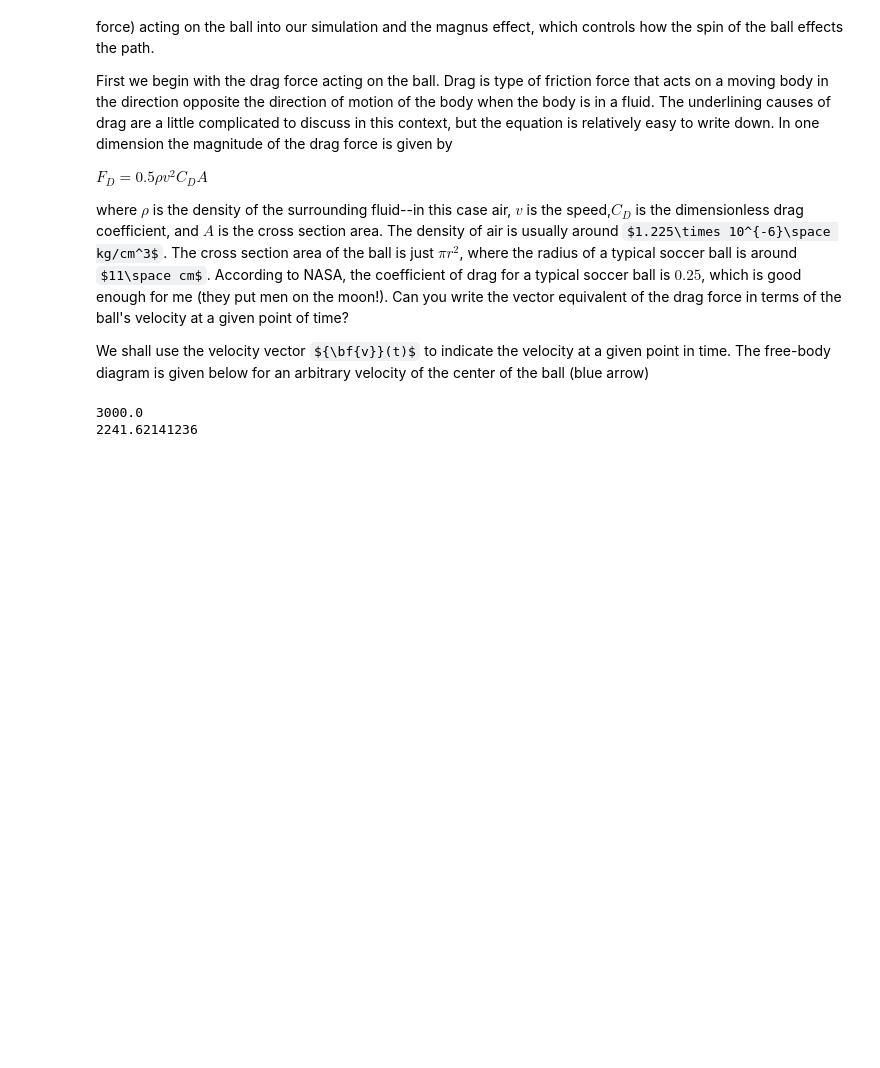
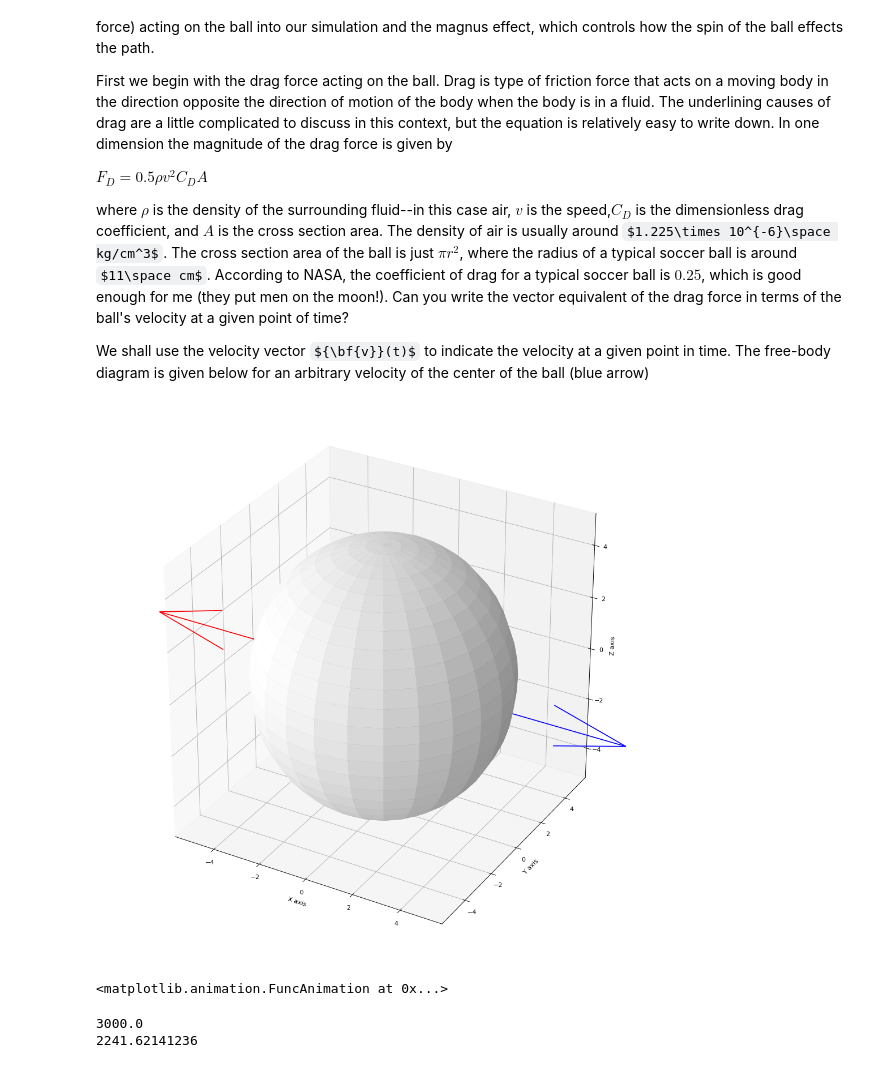
Before and after one commit to kaw112/jupyterNotebooks, a Jupyter notebook: fullSoccer.ipynb, the cells around one changed output. Saved outputs shown, nothing was run; the diff lists cells and outputs as text; code cells hidden in the pictures; some formulas as TeX source; blank space fills up the shorter version.

```diff
--- a/fullSoccer.ipynb
+++ b/fullSoccer.ipynb
@@ -8,6 +8,75 @@ $F_D = 0.5\rho v^2C_DA$
 where $\rho$ is the density of the surrounding fluid--in this case air, $v$ is the speed,$C_D$ is the dimensionless drag coefficient, and $A$ is the cross section area.  The density of air is usually around $1.225\times 10^{-6}\space kg/cm^3$.  The cross section area of the ball is just $\pi r^2$, where the radius of a typical soccer ball is around $11\space cm$. According to NASA, the coefficient of drag for a typical soccer ball is $0.25$, which is good enough for me (they put men on the moon!).  Can you write the vector equivalent of the drag force in terms of the ball's velocity at a given point of time?
 
 We shall use the velocity vector ${\bf{v}}(t)$ to indicate the velocity at a given point in time.  The free-body diagram is given below for an arbitrary velocity of the center of the ball (blue arrow)
+# %%
+from mpl_toolkits.mplot3d import Axes3D
+import matplotlib.pyplot as plt
+import numpy as np
+
+#initialize the figure
+fig = plt.figure(figsize=(16, 16), dpi= 80, facecolor='w', edgecolor='k')
+
+ax = fig.add_subplot(111, aspect= 'equal',projection='3d')
+
+# Make data
+u = np.linspace(0, 2 * np.pi, 25)
+v = np.linspace(0, np.pi, 25)
+x = 5 * np.outer(np.cos(u), np.sin(v))
+y = 5 * np.outer(np.sin(u), np.sin(v))
+z = 5 * np.outer(np.ones(np.size(u)), np.cos(v))
+
+# Plot the surface
+
+ax.quiver([0],[0],[0],[10],[0],[0],color='b' )
+ax.quiver([0],[0],[0],[-10],[0],[0],color='r' )
+#ax.quiverkey(Q, 0.9, 0.9, 2, r'$f_{gravity}$', labelpos='E',coordinates='figure')
+ax.plot_surface(x, y, z, color='w')
+ax.set_xlabel('X axis')
+ax.set_ylabel('Y axis')
+ax.set_zlabel('Z axis')
+
+plt.show()
+# %% [output]
+[figure, added]
+# %%
+from matplotlib import animation, rc
+import matplotlib.pyplot as plt
+import numpy as np
+from IPython.display import HTML, Image
+from mpl_toolkits.mplot3d import Axes3D
+
+#initialize the figure
+fig = plt.figure(figsize=(16, 16), dpi= 80, facecolor='w', edgecolor='k')
+
+ax = fig.add_subplot(111, aspect= 'equal',projection='3d')
+
+# Make data
+def data(t):
+    u = np.linspace(t, 2 * np.pi+t, 25)
+    v = np.linspace(0, np.pi, 25)
+    x = 5 * np.outer(np.cos(u), np.sin(v))
+    y = 5 * np.outer(np.sin(u), np.sin(v))
+    z = 5 * np.outer(np.ones(np.size(u)), np.cos(v))
+    return x, y, z
+# Plot the surface
+
+def init():
+    x,y,z = data(0)
+    S = ax.plot_surface(x, y, z, color= 'w')
+    return S,
+
+def animate(i):
+    ax.clear()
+    x, y,z = data(i* 2*np.pi/100.00)
+    S = ax.plot_surface(x, y, z, color='w')
+
+    return S,
+
+anim = animation.FuncAnimation(fig, animate, init_func=init, frames=100, interval=20, blit=True)
+rc('animation', html='html5')
+anim
+# %% [output]
+<matplotlib.animation.FuncAnimation at 0x...>
 # %%
 import numpy as np
 
```
Also changed, not shown: 2 other files.
